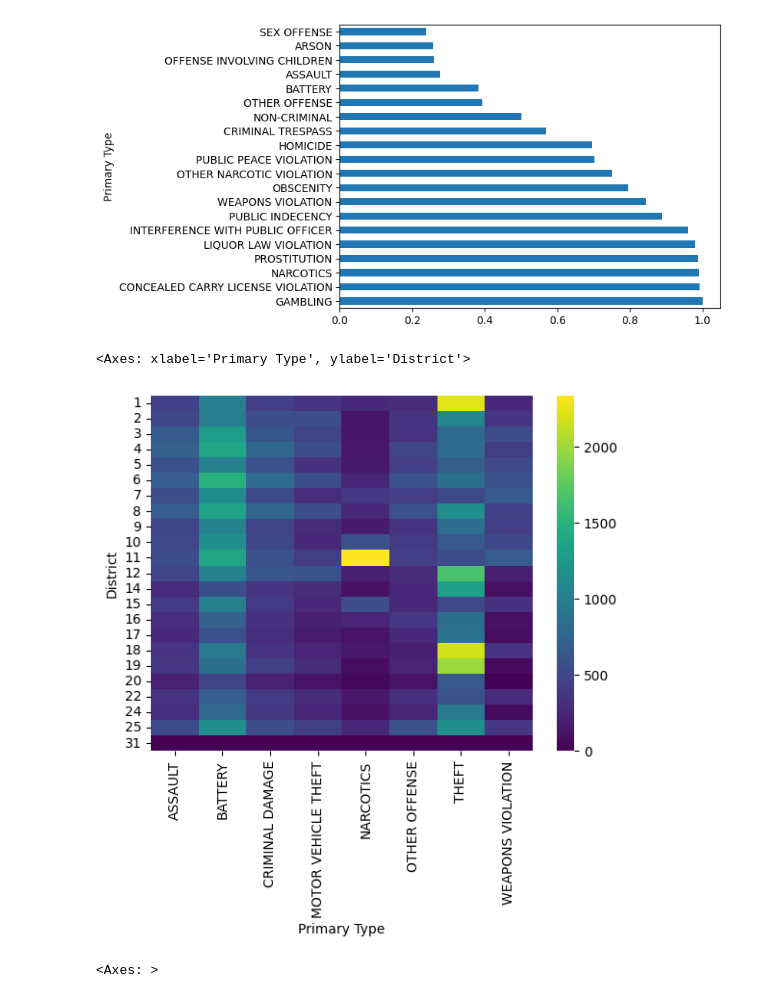
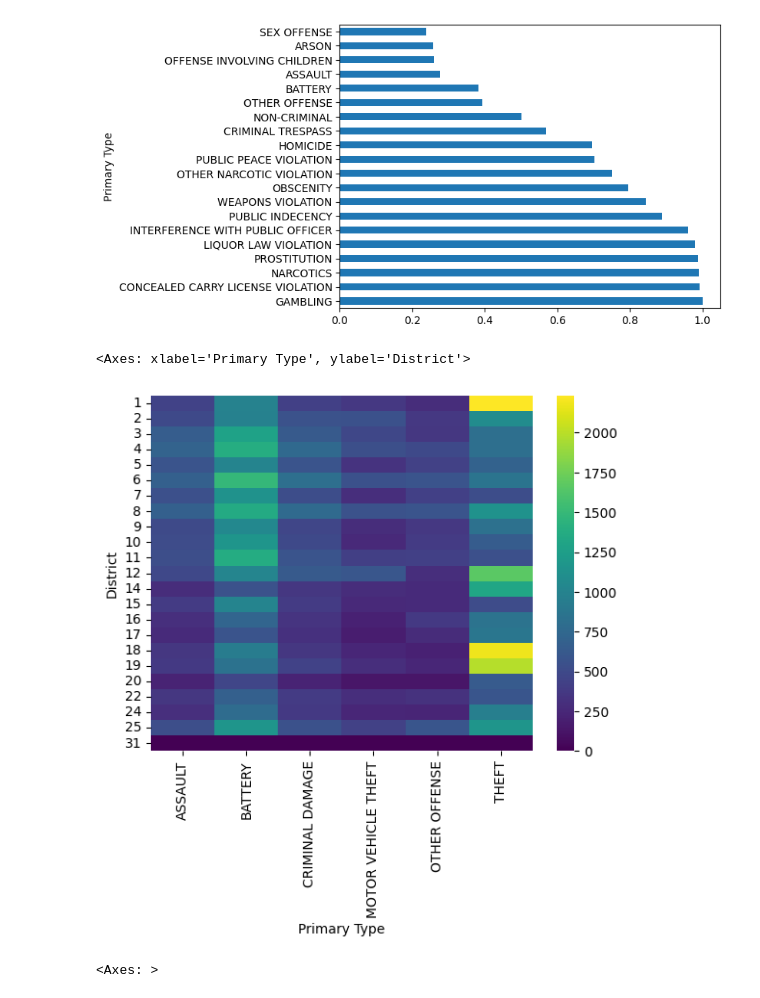
Before and after one commit to DakshL9/BDD_August26, a Jupyter notebook: ML_Task1/S4DS_ML_Task1.ipynb, the cells around one changed output. Cells and saved outputs as stored; diff of their text form; code cells hidden in the pictures.

```diff
--- a/ML_Task1/S4DS_ML_Task1.ipynb
+++ b/ML_Task1/S4DS_ML_Task1.ipynb
@@ -73,6 +73,6 @@ Dataset information:
 Numerical columns: 11
 Text/Categorical columns: 10
 # %%
-print(df['Year'].equals(df['_year']))
-df = df.drop(columns="_year") #remove _year as same as Year
+if (df['Year'].equals(df['_year'])):
+  df = df.drop(columns="_year") #remove _year as same as Year
 # %% [output]
@@ -284,10 +296,12 @@ Name: Arrest, dtype: float64
 <Axes: ylabel='Primary Type'>
 [figure]
 # %%
+top_crimes = df['Primary Type'].value_counts().head(6).index
+subset = df[df['Primary Type'].isin(top_crimes)]
 sb.heatmap(pd.crosstab(df['District'], subset['Primary Type']), cmap='viridis')
 # %% [output]
 <Axes: xlabel='Primary Type', ylabel='District'>
-[figure, old version]
+[figure, new version]
 # %%
 df[['Latitude','Longitude','Year']].corr()
 sb.heatmap(df[['Latitude','Longitude','Year']].corr(), annot=True,cmap='coolwarm')
```
Also changed, not shown: parts of 2 cells of this notebook.
